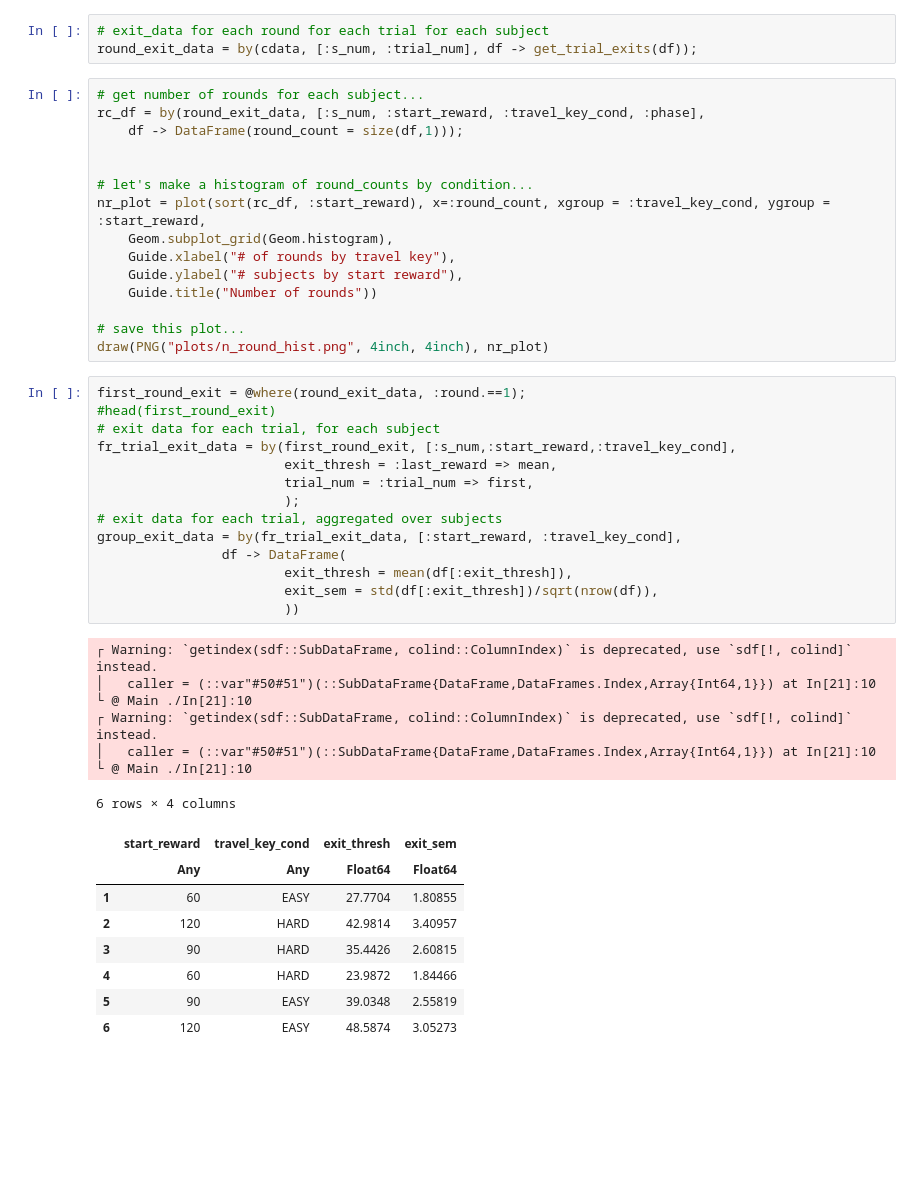
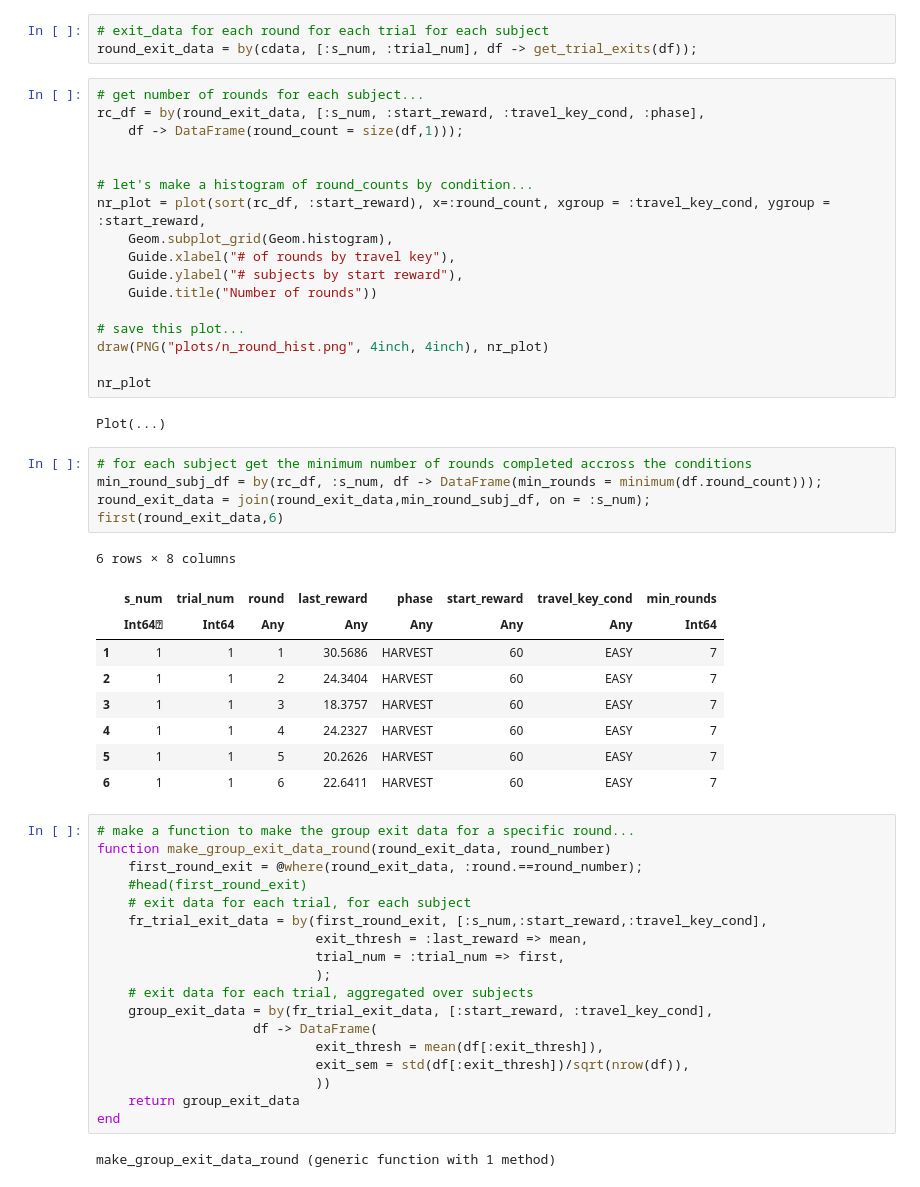
Before and after one commit to evanrussek/forage_jsp, a Jupyter notebook: analysis/look_at_byround.ipynb, the cells around one changed output. Cells and saved outputs as stored; diff of their text form; blank space fills up the shorter version.

```diff
--- a/analysis/look_at_byround.ipynb
+++ b/analysis/look_at_byround.ipynb
@@ -125,33 +127,42 @@ nr_plot = plot(sort(rc_df, :start_reward), x=:round_count, xgroup = :travel_key_
 
 # save this plot...
 draw(PNG("plots/n_round_hist.png", 4inch, 4inch), nr_plot)
+
+nr_plot
+# %% [output]
+Plot(...)
+# %%
+# for each subject get the minimum number of rounds completed accross the conditions
+min_round_subj_df = by(rc_df, :s_num, df -> DataFrame(min_rounds = minimum(df.round_count)));
+round_exit_data = join(round_exit_data,min_round_subj_df, on = :s_num);
+first(round_exit_data,6)
+# %% [output]
+6 rows × 8 columns
+|  | s_num | trial_num | round | last_reward | phase | start_reward | travel_key_cond | min_rounds |
+|  | Int64⍰ | Int64 | Any | Any | Any | Any | Any | Int64 |
+| 1 | 1 | 1 | 1 | 30.5686 | HARVEST | 60 | EASY | 7 |
+| 2 | 1 | 1 | 2 | 24.3404 | HARVEST | 60 | EASY | 7 |
+| 3 | 1 | 1 | 3 | 18.3757 | HARVEST | 60 | EASY | 7 |
+| 4 | 1 | 1 | 4 | 24.2327 | HARVEST | 60 | EASY | 7 |
+| 5 | 1 | 1 | 5 | 20.2626 | HARVEST | 60 | EASY | 7 |
+| 6 | 1 | 1 | 6 | 22.6411 | HARVEST | 60 | EASY | 7 |
 # %%
-first_round_exit = @where(round_exit_data, :round.==1);
-#head(first_round_exit)
-# exit data for each trial, for each subject
-fr_trial_exit_data = by(first_round_exit, [:s_num,:start_reward,:travel_key_cond],
-                        exit_thresh = :last_reward => mean,
-                        trial_num = :trial_num => first,
-                        );
-# exit data for each trial, aggregated over subjects
-group_exit_data = by(fr_trial_exit_data, [:start_reward, :travel_key_cond],
-                df -> DataFrame(
-                        exit_thresh = mean(df[:exit_thresh]),
-                        exit_sem = std(df[:exit_thresh])/sqrt(nrow(df)),
-                        ))
+# make a function to make the group exit data for a specific round...
+function make_group_exit_data_round(round_exit_data, round_number)
+    first_round_exit = @where(round_exit_data, :round.==round_number);
+    #head(first_round_exit)
+    # exit data for each trial, for each subject
+    fr_trial_exit_data = by(first_round_exit, [:s_num,:start_reward,:travel_key_cond],
+                            exit_thresh = :last_reward => mean,
+                            trial_num = :trial_num => first,
+                            );
+    # exit data for each trial, aggregated over subjects
+    group_exit_data = by(fr_trial_exit_data, [:start_reward, :travel_key_cond],
+                    df -> DataFrame(
+                            exit_thresh = mean(df[:exit_thresh]),
+                            exit_sem = std(df[:exit_thresh])/sqrt(nrow(df)),
+                            ))
+    return group_exit_data
+end
 # %% [output]
-┌ Warning: `getindex(sdf::SubDataFrame, colind::ColumnIndex)` is deprecated, use `sdf[!, colind]` instead.
-│   caller = (::var"#50#51")(::SubDataFrame{DataFrame,DataFrames.Index,Array{Int64,1}}) at In[21]:10
-└ @ Main ./In[21]:10
-┌ Warning: `getindex(sdf::SubDataFrame, colind::ColumnIndex)` is deprecated, use `sdf[!, colind]` instead.
-│   caller = (::var"#50#51")(::SubDataFrame{DataFrame,DataFrames.Index,Array{Int64,1}}) at In[21]:10
-└ @ Main ./In[21]:10
+make_group_exit_data_round (generic function with 1 method)
-6 rows × 4 columns
-|  | start_reward | travel_key_cond | exit_thresh | exit_sem |
-|  | Any | Any | Float64 | Float64 |
-| 1 | 60 | EASY | 27.7704 | 1.80855 |
-| 2 | 120 | HARD | 42.9814 | 3.40957 |
-| 3 | 90 | HARD | 35.4426 | 2.60815 |
-| 4 | 60 | HARD | 23.9872 | 1.84466 |
-| 5 | 90 | EASY | 39.0348 | 2.55819 |
-| 6 | 120 | EASY | 48.5874 | 3.05273 |
```
Also changed, not shown: parts of 12 cells of this notebook, 12 other files.
